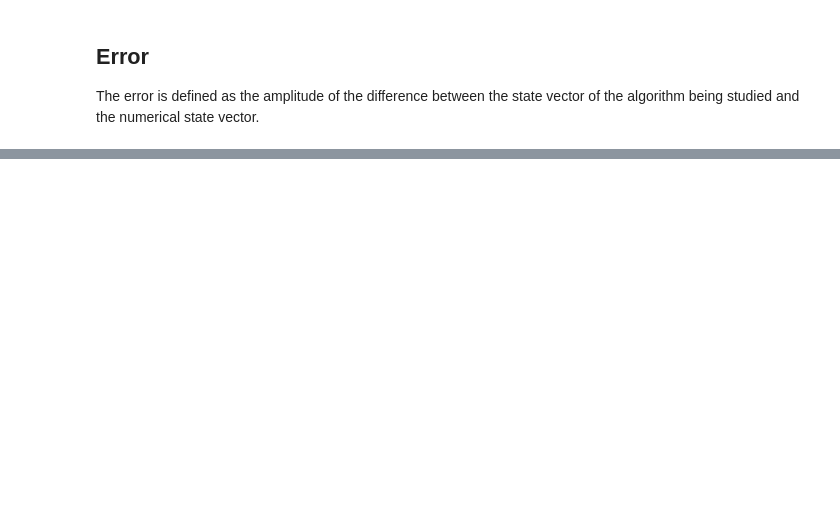
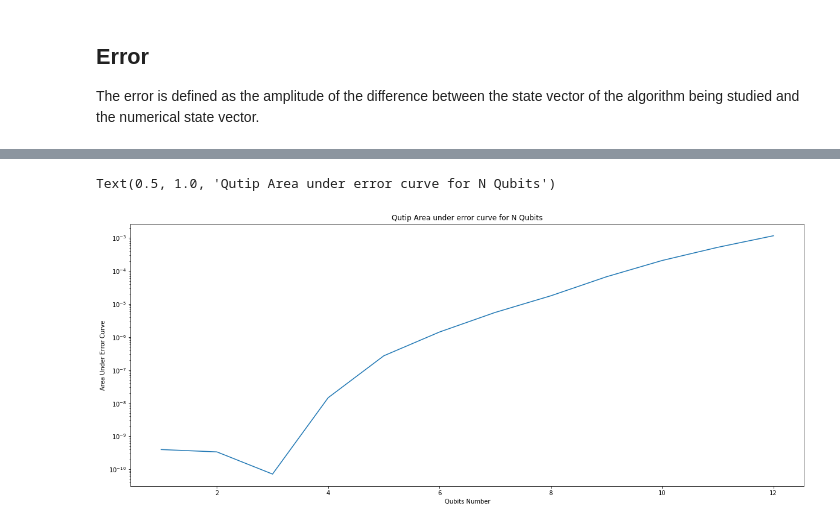
Before and after one commit to majdh98/Summer2021, a Jupyter notebook: 11- Simulation Methods Benchmark.ipynb, the cells around one changed output, grey strips where cells are left out. Cells and saved outputs as stored; diff of their text form; code cells hidden in the pictures; blank space fills up the shorter version.

```diff
--- a/11- Simulation Methods Benchmark.ipynb
+++ b/11- Simulation Methods Benchmark.ipynb
@@ -374,3 +423,19 @@ p.set_title("Error when using qutip to simulate the trapped ions hamiltonian aga
+# %%
+qutip_area_under_error_curve  = []
+for error in qutip_error:
+    qutip_area_under_error_curve.append(np.trapz(error, times))
+p = plt.figure(1)
+p.set_figwidth(20)
+p.set_figheight(8)
+p = plt.subplot()
+p.plot(qubits_num, qutip_area_under_error_curve)
+p.set_yscale('log')
+p.set_xlabel('Qubits Number')
+p.set_ylabel('Area Under Error Curve')
+p.set_title("Qutip Area under error curve for N Qubits")
+# %% [output]
+Text(0.5, 1.0, 'Qutip Area under error curve for N Qubits')
+[figure, added]
 # %%
 p = plt.figure(1)
 p.set_figwidth(20)
```
Also changed, not shown: parts of 13 cells of this notebook, 1 other file.
